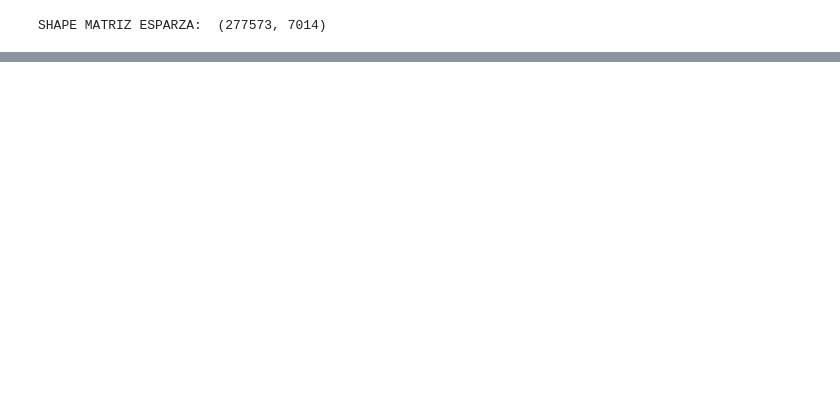
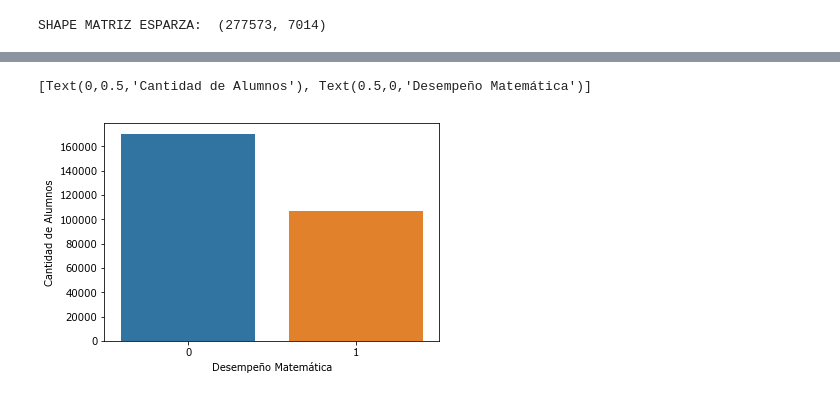
Before and after one commit to gp34446/desafio3, a Jupyter notebook: notebook_dataset_limpio.ipynb, the cells around one changed output, grey strips where cells are left out. Saved outputs shown, nothing was run; the diff lists cells and outputs as text; code cells hidden in the pictures; blank space fills up the shorter version.

```diff
--- a/notebook_dataset_limpio.ipynb
+++ b/notebook_dataset_limpio.ipynb
@@ -191,0 +216,18 @@ SHAPE MATRIZ ESPARZA:  (277573, 7014)
+# %%
+#Diferencias de resultados en examenes de matematica y lengua por clase de escuela
+
+df['nivel_desemp_lengua'] = df['nivel_desemp_lengua'].apply(lambda x: 0 if x in ['satisfactorio','avanzado'] else 1)
+
+tabla_escuelas_matematica = df.groupby(['escuela_id'])['nivel_desemp_matematica'].mean()
+tabla_escuelas_lengua = df.groupby(['escuela_id'])['nivel_desemp_lengua'].mean()
+
+tabla_escuelas = pd.concat([tabla_escuelas_lengua, tabla_escuelas_matematica], axis = 1)
+
+tabla_escuelas = tabla_escuelas.merge(df_escuelas, how = 'inner', on = 'escuela_id')
+tabla_escuelas_privada = tabla_escuelas[(tabla_escuelas['gestion'] == 'privada')]
+tabla_escuelas_estatal = tabla_escuelas[(tabla_escuelas['gestion'] == 'estatal')]
+
+
+
+sns.jointplot('nivel_desemp_matematica', 'nivel_desemp_lengua', data=tabla_escuelas_privada, kind="kde", xlim = [-0.2, 1.2], ylim = [-0.2, 1.2], space=0, color="b")
+sns.jointplot('nivel_desemp_matematica', 'nivel_desemp_lengua', data=tabla_escuelas_estatal, kind="kde", xlim = [-0.2, 1.2], ylim = [-0.2, 1.2], space=0, color="g")
@@ -191,0 +292,7 @@ SHAPE MATRIZ ESPARZA:  (277573, 7014)
+# %%
+#Porcentaje de satisfactorio
+ax = sns.countplot(x="nivel_desemp_matematica", data=df)
+ax.set(xlabel='Desempeño Matemática', ylabel='Cantidad de Alumnos')
+# %% [output]
+[Text(0,0.5,'Cantidad de Alumnos'), Text(0.5,0,'Desempeño Matemática')]
+[figure, added]
```
Also changed, not shown: parts of 8 cells of this notebook.
